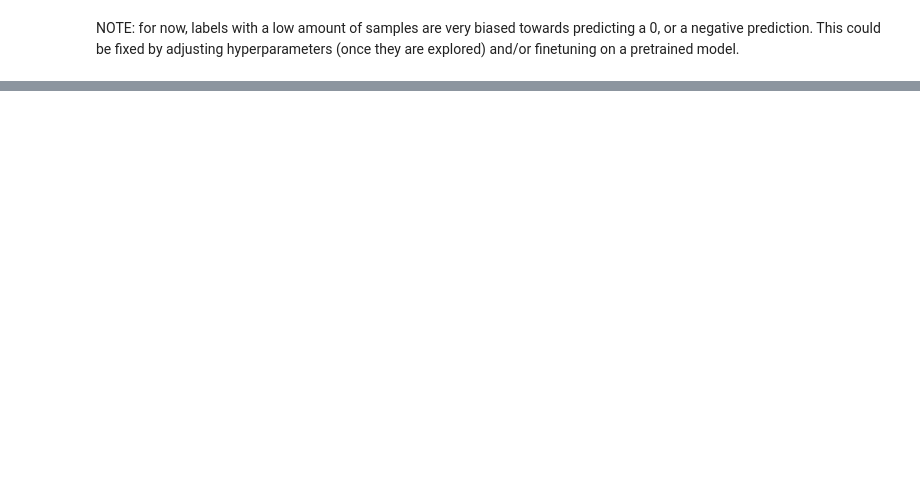
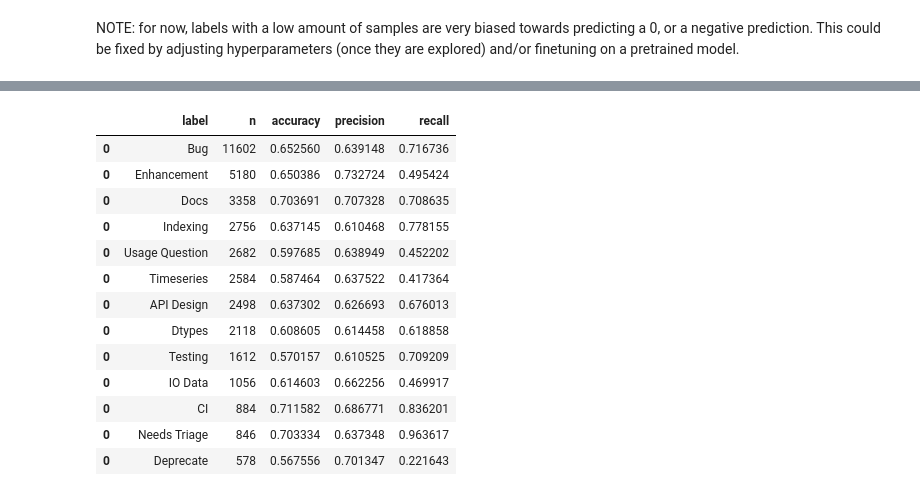
Before and after one commit to antter/github-labeler, a Jupyter notebook: models/fastText_expirements.ipynb, the cells around one changed output, grey strips where cells are left out. Cells and saved outputs as stored; diff of their text form; code cells hidden in the pictures; blank space fills up the shorter version.

```diff
--- a/models/fastText_expirements.ipynb
+++ b/models/fastText_expirements.ipynb
@@ -268,0 +295,33 @@ pd.concat(predicted_labels).sort_values('accuracy', ascending = False)
+# %%
+# set conditions for saving the model of a potential label
+
+min_accuracy = 0.55
+
+min_precision = 0.6
+
+min_recall = 0.0
+
+# add in the labels you want to have a model for anyway
+
+addins = ['kind/bug', 'kind/feature']
+
+to_save = results_df[((results_df.accuracy > min_accuracy) & (results_df.precision > min_precision) & (results_df.recall > min_recall)) | results_df.label.isin(addins)]
+
+labels_to_save = to_save.label.values
+
+to_save
+# %% [output]
+|  | label | n | accuracy | precision | recall |
+| 0 | Bug | 11602 | 0.652560 | 0.639148 | 0.716736 |
+| 0 | Enhancement | 5180 | 0.650386 | 0.732724 | 0.495424 |
+| 0 | Docs | 3358 | 0.703691 | 0.707328 | 0.708635 |
+| 0 | Indexing | 2756 | 0.637145 | 0.610468 | 0.778155 |
+| 0 | Usage Question | 2682 | 0.597685 | 0.638949 | 0.452202 |
+| 0 | Timeseries | 2584 | 0.587464 | 0.637522 | 0.417364 |
+| 0 | API Design | 2498 | 0.637302 | 0.626693 | 0.676013 |
+| 0 | Dtypes | 2118 | 0.608605 | 0.614458 | 0.618858 |
+| 0 | Testing | 1612 | 0.570157 | 0.610525 | 0.709209 |
+| 0 | IO Data | 1056 | 0.614603 | 0.662256 | 0.469917 |
+| 0 | CI | 884 | 0.711582 | 0.686771 | 0.836201 |
+| 0 | Needs Triage | 846 | 0.703334 | 0.637348 | 0.963617 |
+| 0 | Deprecate | 578 | 0.567556 | 0.701347 | 0.221643 |
```
Also changed, not shown: parts of 21 cells of this notebook.
